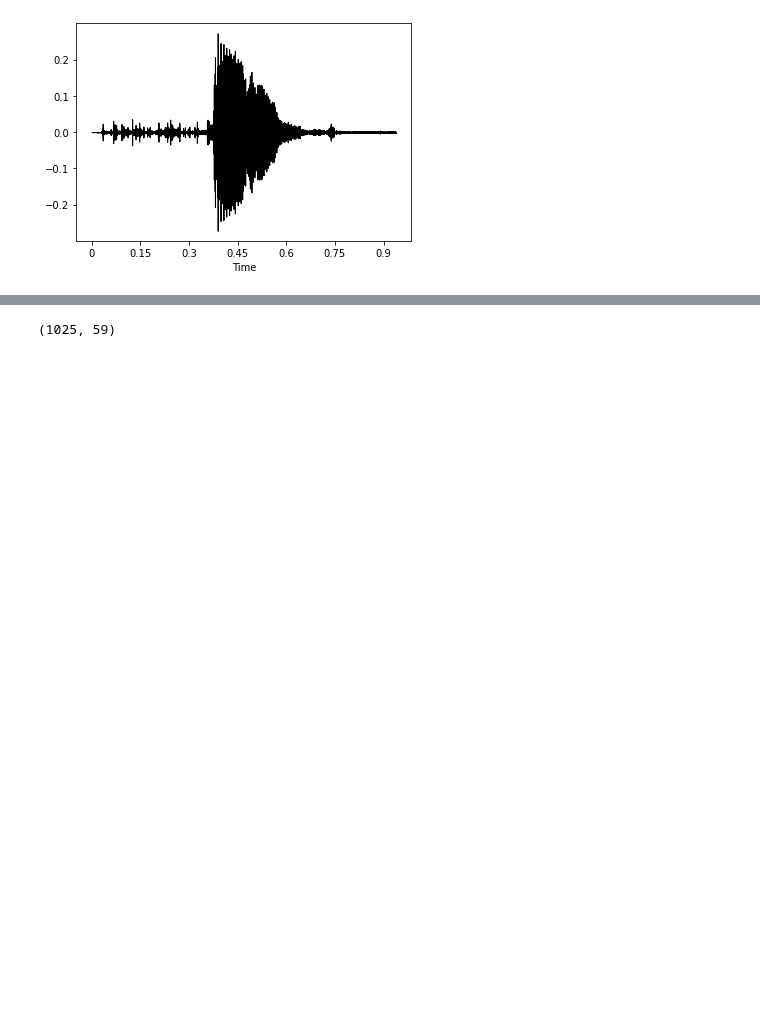
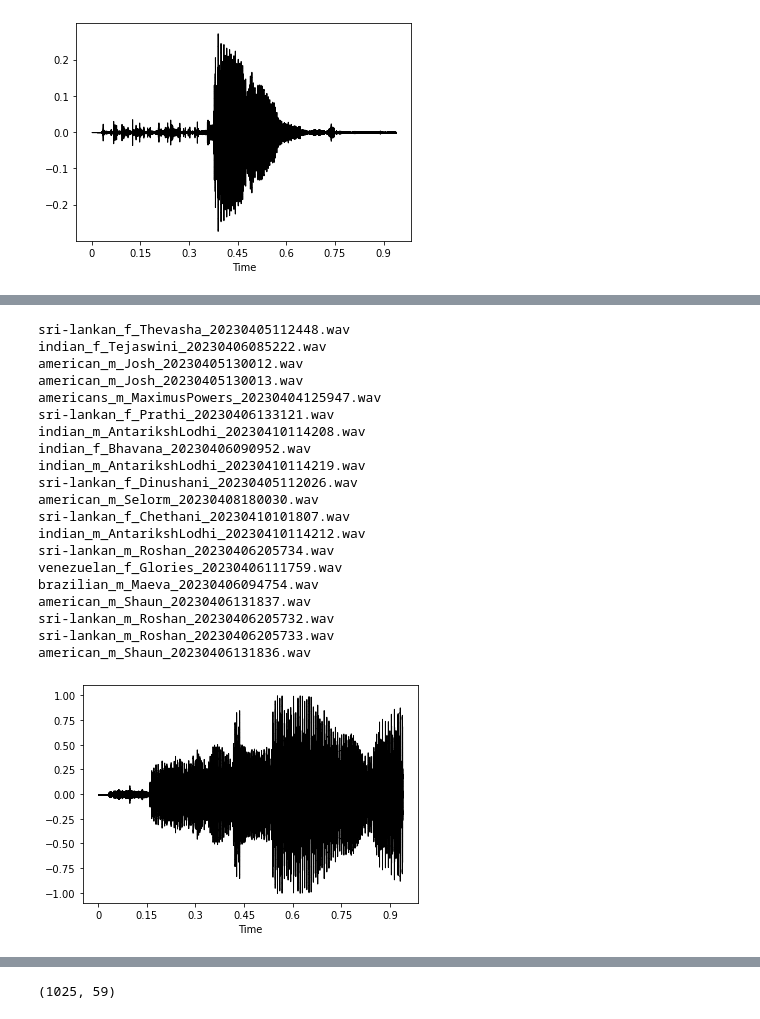
Before and after one commit to KSiva199/Final-Project-Audio, a Jupyter notebook: practice.ipynb, the cells around one changed output, grey strips where cells are left out. Cells and saved outputs as stored; diff of their text form; code cells hidden in the pictures; blank space fills up the shorter version.

```diff
--- a/practice.ipynb
+++ b/practice.ipynb
@@ -95,12 +118,35 @@ sr
 # %%
 import librosa as librosa
 import numpy as np
 from matplotlib import pyplot as plt
 import os
 path = "/Users/ksr/Machine Learning/Final Project Audio/audio/5"
 dir_list = os.listdir(path)
-for name in range(0,len(dir_list)):
-    actual='audio/5/'+dir_list[name]
-    print(actual)
-    y,sr=librosa.load(actual,sr=22050)
+for name in dir_list:
+    print(name)
+    actual='audio/5/'+name
+    y, sr = librosa.load(actual)
+    spectrogram = librosa.stft(y)
     librosa.display.waveshow(y,sr=sr,color='black')
+# %% [output]
+sri-lankan_f_Thevasha_20230405112448.wav
+indian_f_Tejaswini_20230406085222.wav
+american_m_Josh_20230405130012.wav
+american_m_Josh_20230405130013.wav
+americans_m_MaximusPowers_20230404125947.wav
+sri-lankan_f_Prathi_20230406133121.wav
+indian_m_AntarikshLodhi_20230410114208.wav
+indian_f_Bhavana_20230406090952.wav
+indian_m_AntarikshLodhi_20230410114219.wav
+sri-lankan_f_Dinushani_20230405112026.wav
+american_m_Selorm_20230408180030.wav
+sri-lankan_f_Chethani_20230410101807.wav
+indian_m_AntarikshLodhi_20230410114212.wav
+sri-lankan_m_Roshan_20230406205734.wav
+venezuelan_f_Glories_20230406111759.wav
+brazilian_m_Maeva_20230406094754.wav
+american_m_Shaun_20230406131837.wav
+sri-lankan_m_Roshan_20230406205732.wav
+sri-lankan_m_Roshan_20230406205733.wav
+american_m_Shaun_20230406131836.wav
+[figure, added]
```
Also changed, not shown: parts of 2 cells of this notebook, 1 other file.
